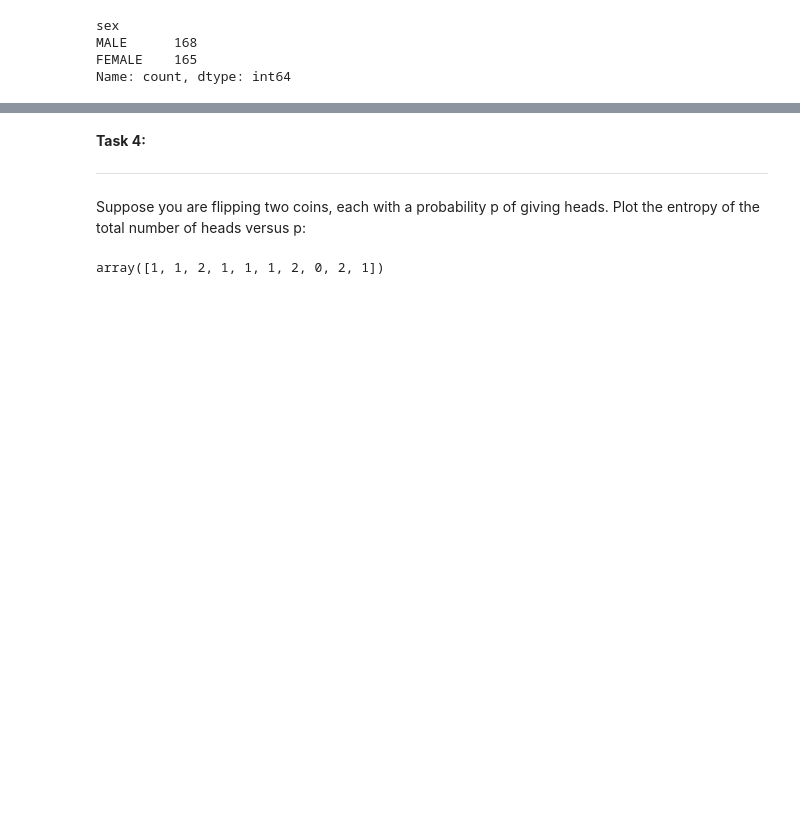
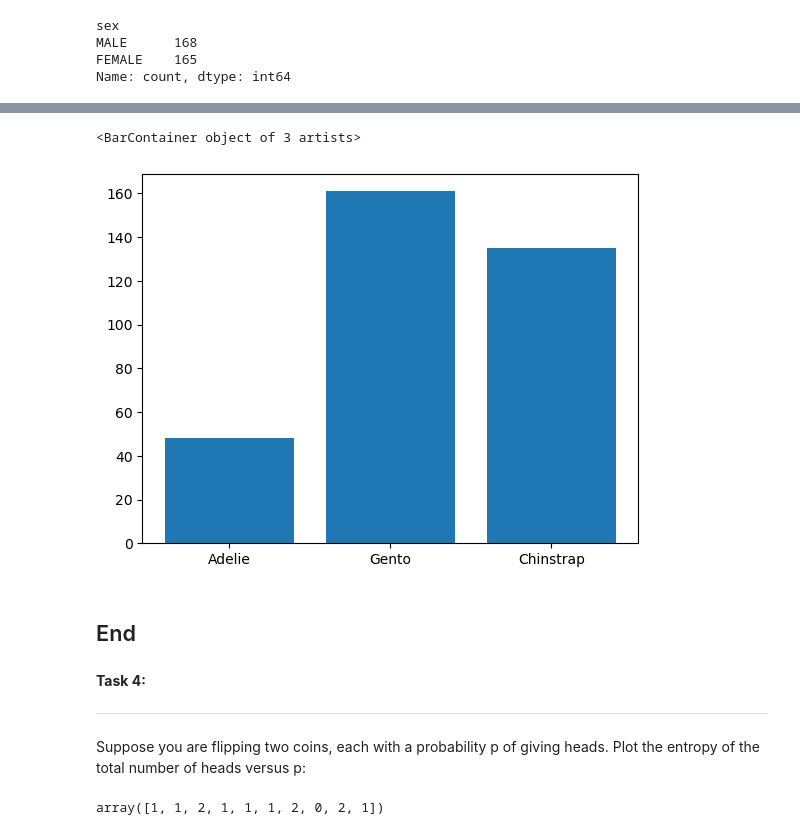
Before and after one commit to yimak/Fundamentals_of_data_analysis, a Jupyter notebook: tasks.ipynb, the cells around one changed output, grey strips where cells are left out. Drawn from its saved outputs; the diff is of its cells as text; code cells hidden in the pictures; blank space fills up the shorter version.

```diff
--- a/tasks.ipynb
+++ b/tasks.ipynb
@@ -193,3 +216,24 @@ The same random distribution will apply to the variable Species:
+# %%
+import numpy as np
+import matplotlib.pyplot as plt
+
+# Define the probabilities or proportions for each island
+
+# Total number of samples to generate
+total_samples = 344  # Sum of counts for all islands
+
+# Generate random counts based on the multinomial distribution
+#random.Generator.multinomial(n, pvals, size=None)
+counts = np.random.multinomial(total_samples, [0.15, 0.45, 0.55])
+
+x=['Adelie', 'Gento', 'Chinstrap']
+
+plt.bar(x,counts)
+# %% [output]
+<BarContainer object of 3 artists>
+[figure, added]
+# %% [markdown]
+## End
 # %% [markdown]
 **Task 4:**
 ***
```
Also changed, not shown: parts of 21 cells of this notebook, 8 other files.
